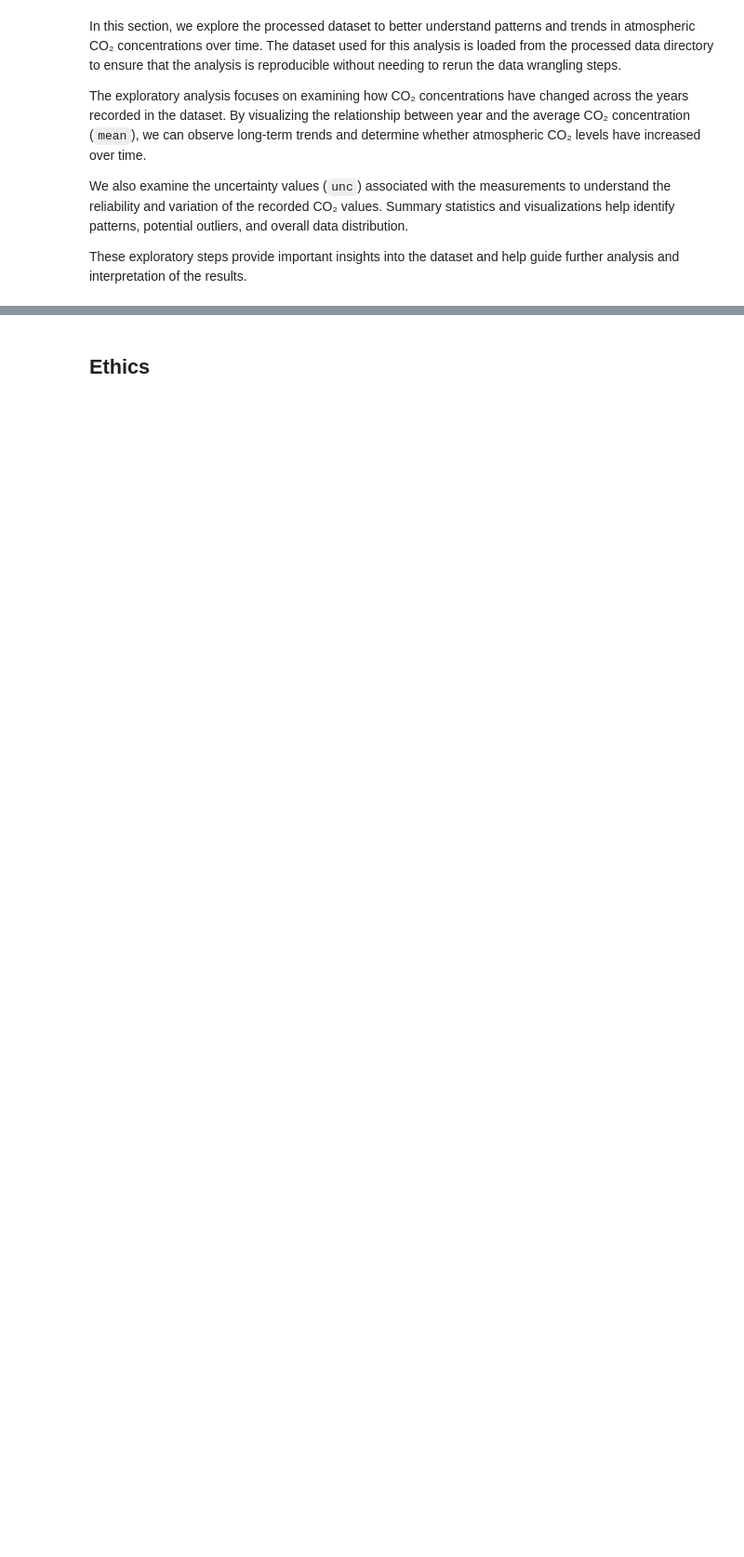
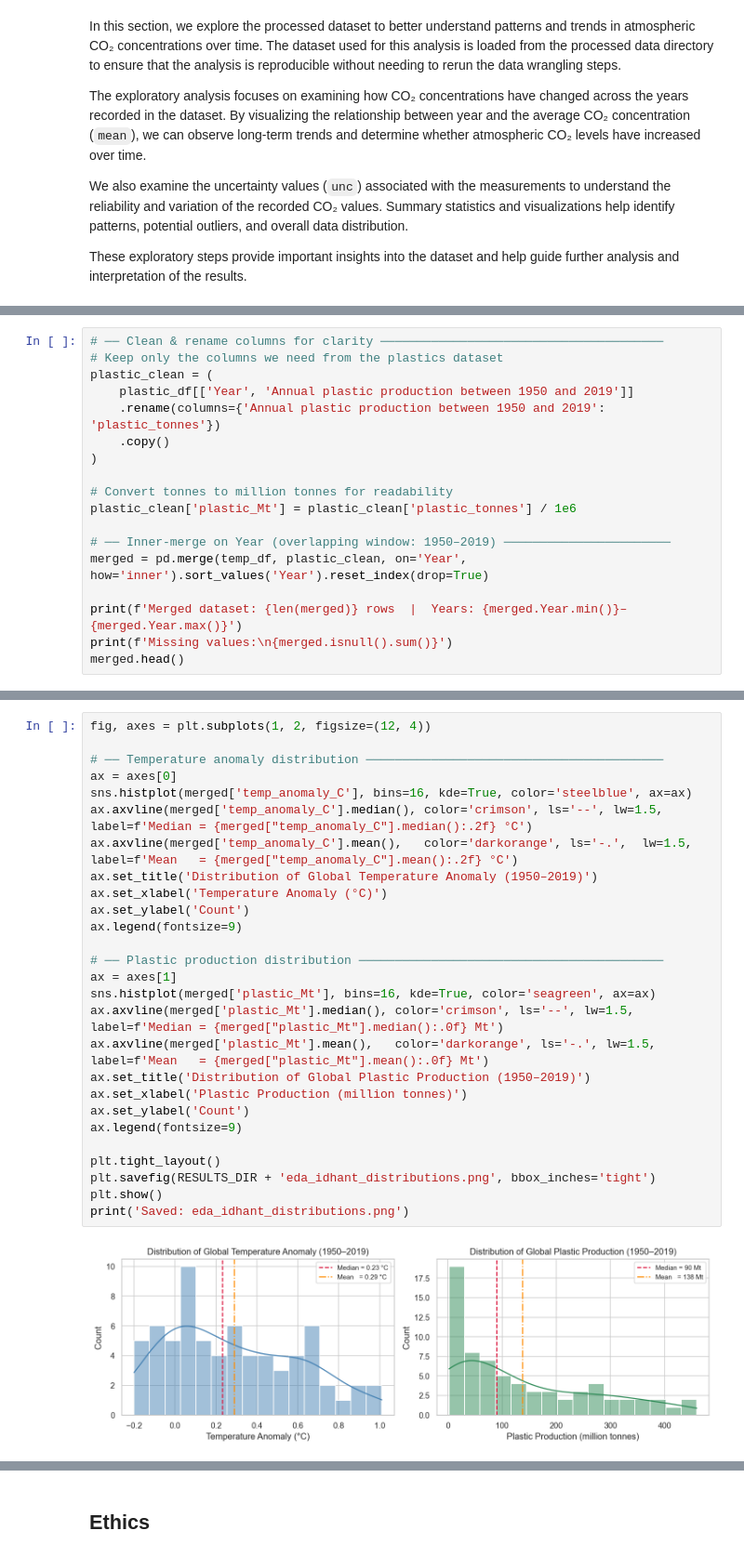
Before and after one commit to COGS108/Group013_WI26, a Jupyter notebook: 03-FinalProject.ipynb, the cells around one changed output, grey strips where cells are left out. Shown at 93% size. Saved outputs shown, nothing was run; the diff lists cells and outputs as text; blank space fills up the shorter version.

```diff
--- a/03-FinalProject.ipynb
+++ b/03-FinalProject.ipynb
@@ -898,0 +933,18 @@ These exploratory steps provide important insights into the dataset and help gui
+# %%
+# ── Clean & rename columns for clarity ───────────────────────────────────────
+# Keep only the columns we need from the plastics dataset
+plastic_clean = (
+    plastic_df[['Year', 'Annual plastic production between 1950 and 2019']]
+    .rename(columns={'Annual plastic production between 1950 and 2019': 'plastic_tonnes'})
+    .copy()
+)
+
+# Convert tonnes to million tonnes for readability
+plastic_clean['plastic_Mt'] = plastic_clean['plastic_tonnes'] / 1e6
+
+# ── Inner-merge on Year (overlapping window: 1950–2019) ───────────────────────
+merged = pd.merge(temp_df, plastic_clean, on='Year', how='inner').sort_values('Year').reset_index(drop=True)
+
+print(f'Merged dataset: {len(merged)} rows  |  Years: {merged.Year.min()}–{merged.Year.max()}')
+print(f'Missing values:\n{merged.isnull().sum()}')
+merged.head()
@@ -898,0 +990,29 @@ These exploratory steps provide important insights into the dataset and help gui
+# %%
+fig, axes = plt.subplots(1, 2, figsize=(12, 4))
+
+# ── Temperature anomaly distribution ─────────────────────────────────────────
+ax = axes[0]
+sns.histplot(merged['temp_anomaly_C'], bins=16, kde=True, color='steelblue', ax=ax)
+ax.axvline(merged['temp_anomaly_C'].median(), color='crimson', ls='--', lw=1.5, label=f'Median = {merged["temp_anomaly_C"].median():.2f} °C')
+ax.axvline(merged['temp_anomaly_C'].mean(),   color='darkorange', ls='-.',  lw=1.5, label=f'Mean   = {merged["temp_anomaly_C"].mean():.2f} °C')
+ax.set_title('Distribution of Global Temperature Anomaly (1950–2019)')
+ax.set_xlabel('Temperature Anomaly (°C)')
+ax.set_ylabel('Count')
+ax.legend(fontsize=9)
+
+# ── Plastic production distribution ──────────────────────────────────────────
+ax = axes[1]
+sns.histplot(merged['plastic_Mt'], bins=16, kde=True, color='seagreen', ax=ax)
+ax.axvline(merged['plastic_Mt'].median(), color='crimson', ls='--', lw=1.5, label=f'Median = {merged["plastic_Mt"].median():.0f} Mt')
+ax.axvline(merged['plastic_Mt'].mean(),   color='darkorange', ls='-.', lw=1.5, label=f'Mean   = {merged["plastic_Mt"].mean():.0f} Mt')
+ax.set_title('Distribution of Global Plastic Production (1950–2019)')
+ax.set_xlabel('Plastic Production (million tonnes)')
+ax.set_ylabel('Count')
+ax.legend(fontsize=9)
+
+plt.tight_layout()
+plt.savefig(RESULTS_DIR + 'eda_idhant_distributions.png', bbox_inches='tight')
+plt.show()
+print('Saved: eda_idhant_distributions.png')
+# %% [output]
+[figure, added]
```
Also changed, not shown: parts of 24 cells of this notebook.
